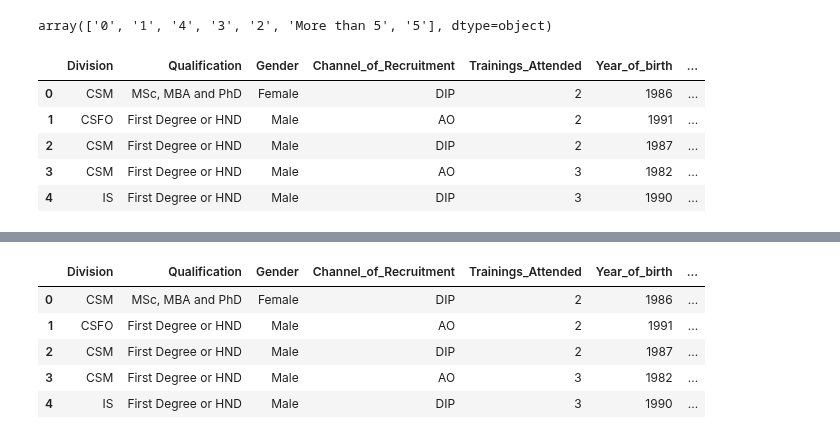
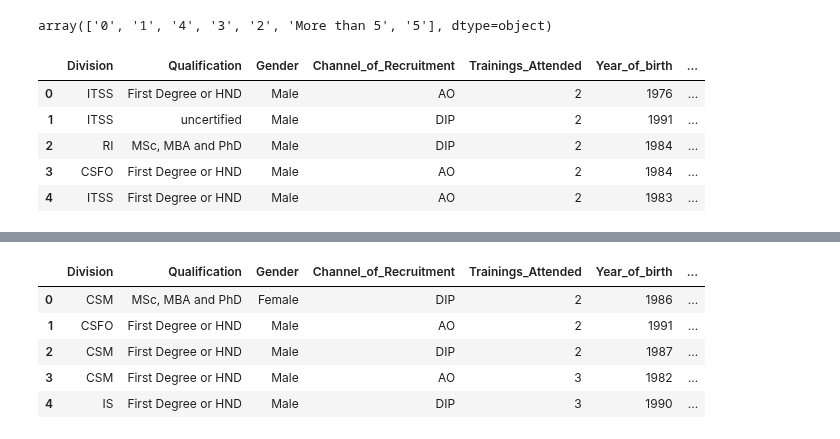
Before and after one commit to Ayanlola2002/Data-Science-Nigeria, a Jupyter notebook: developing_Staff_promotion_algorithm.ipynb, the cells around one changed output, grey strips where cells are left out. Cells and saved outputs as stored; diff of their text form; code cells hidden in the pictures.

```diff
--- a/developing_Staff_promotion_algorithm.ipynb
+++ b/developing_Staff_promotion_algorithm.ipynb
@@ -221,5 +221,5 @@ def School_rank(Foreign_schooled,Qualification):
 # %%
 #we could add hirarchical feature of people that foreigned schooled and PHD:4,with First degree :3,Local(PHD):3,Local Bsc:2,uneducated:1,noinfo:1
 train['School_rank']=train.apply(lambda x:School_rank(x['Foreign_schooled'],x['Qualification']),axis=1)
-test['School_rank']=train.apply(lambda x:School_rank(x['Foreign_schooled'],x['Qualification']),axis=1)
+test['School_rank']=test.apply(lambda x:School_rank(x['Foreign_schooled'],x['Qualification']),axis=1)
 # %%
@@ -549,14 +560,14 @@ array(['0', '1', '4', '3', '2', 'More than 5', '5'], dtype=object)
 train['No_of_previous_employers']=train['No_of_previous_employers'].apply(ConvertNumberOfPreviousEmployerFeature)
 test['No_of_previous_employers']=test['No_of_previous_employers'].apply(ConvertNumberOfPreviousEmployerFeature)
 # %%
-train.head()
+test.head()
 # %% [output]
 |  | Division | Qualification | Gender | Channel_of_Recruitment | Trainings_Attended | Year_of_birth | ... |
-| 0 | CSM | MSc, MBA and PhD | Female | DIP | 2 | 1986 | ... |
-| 1 | CSFO | First Degree or HND | Male | AO | 2 | 1991 | ... |
-| 2 | CSM | First Degree or HND | Male | DIP | 2 | 1987 | ... |
-| 3 | CSM | First Degree or HND | Male | AO | 3 | 1982 | ... |
-| 4 | IS | First Degree or HND | Male | DIP | 3 | 1990 | ... |
+| 0 | ITSS | First Degree or HND | Male | AO | 2 | 1976 | ... |
+| 1 | ITSS | uncertified | Male | DIP | 2 | 1991 | ... |
+| 2 | RI | MSc, MBA and PhD | Male | DIP | 2 | 1984 | ... |
+| 3 | CSFO | First Degree or HND | Male | AO | 2 | 1984 | ... |
+| 4 | ITSS | First Degree or HND | Male | AO | 2 | 1983 | ... |
 # %%
 #no of years spent in establishment can be calculated
 train['Year_of_recruitment'].value_counts()
```
Also changed, not shown: parts of 43 cells of this notebook.
